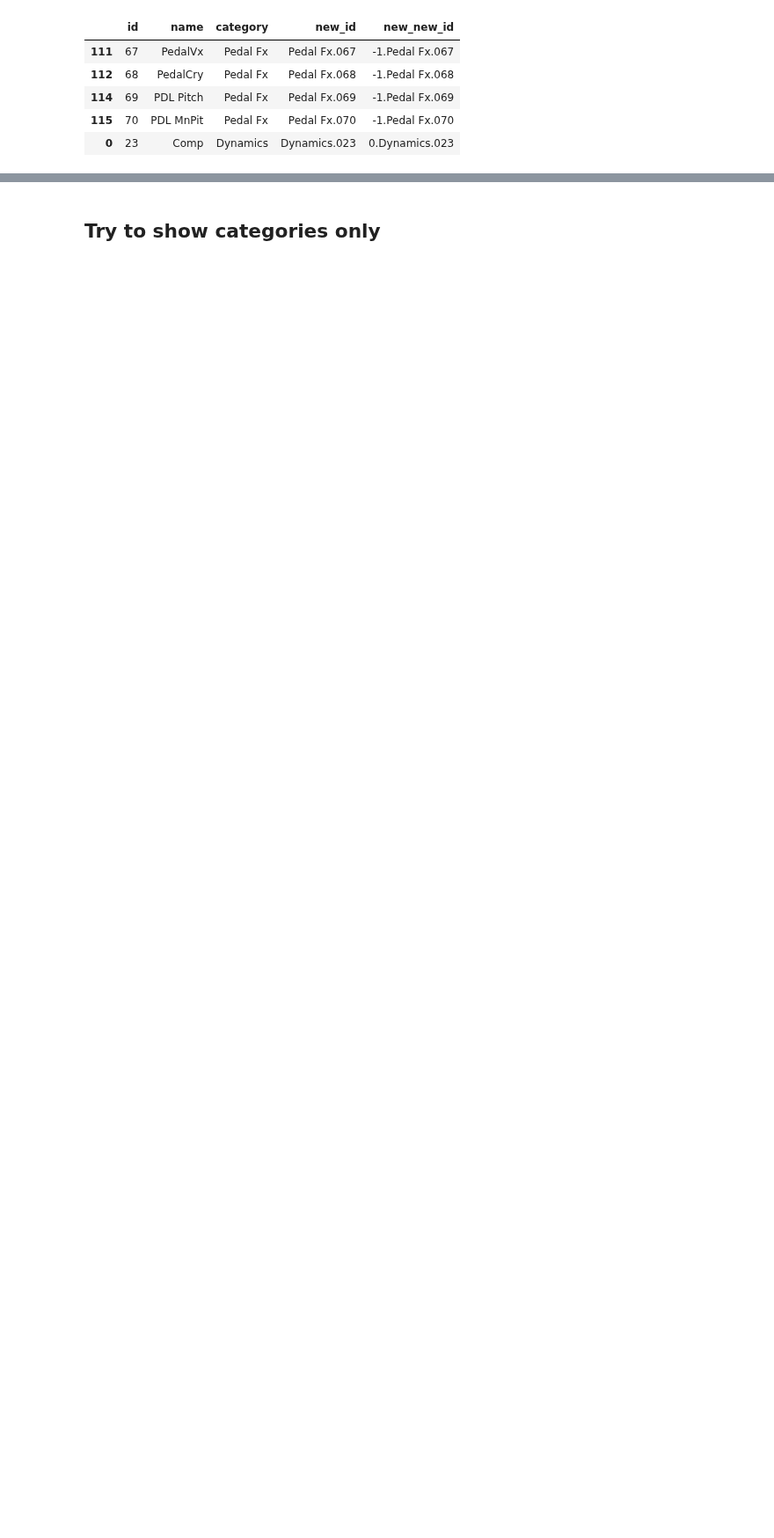
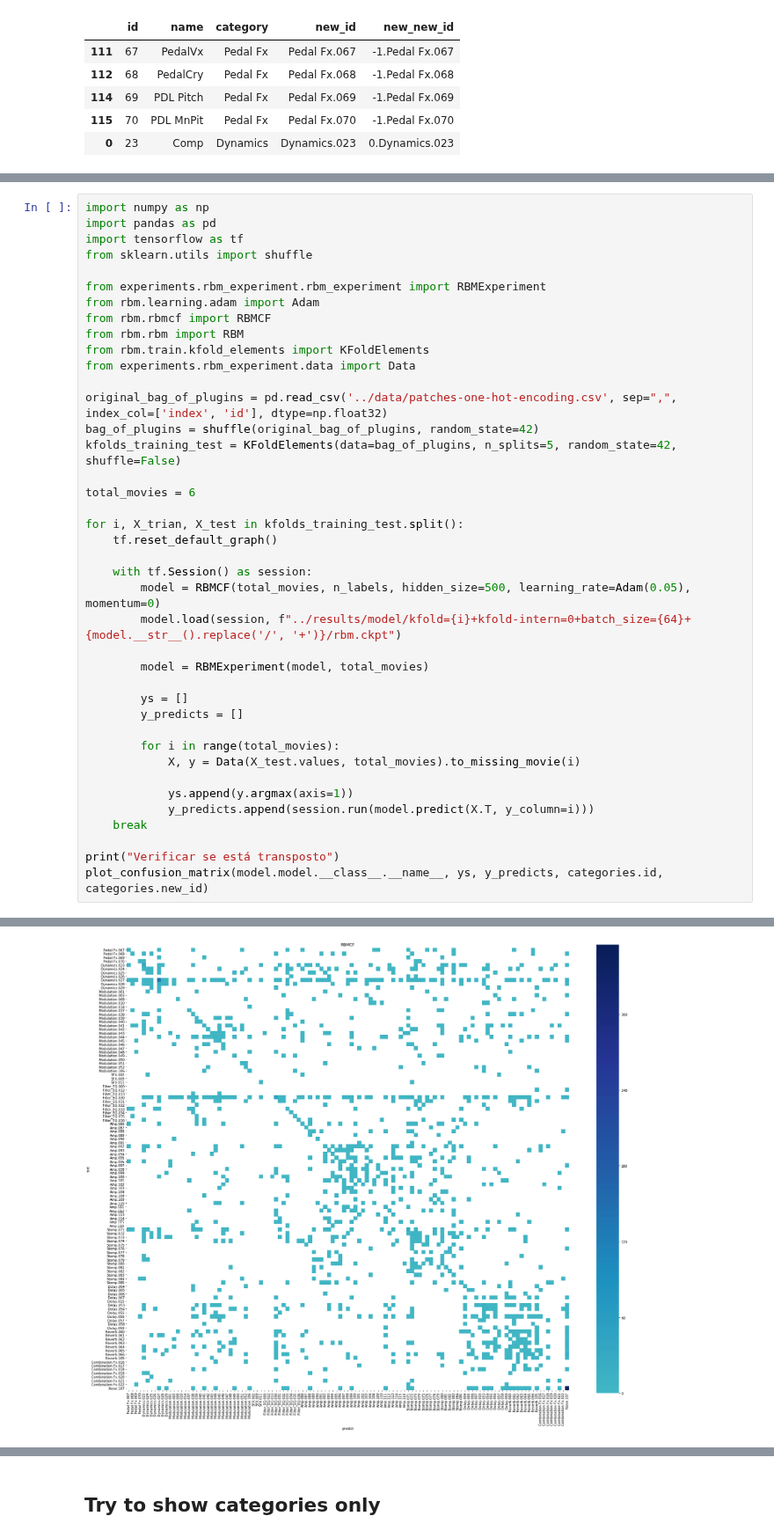
Before and after one commit to SrMouraSilva/RBM, a Jupyter notebook: experiments/notebooks/4.Confusion_Matrix.ipynb, the cells around one changed output, grey strips where cells are left out. Shown at 88% size. Saved outputs shown, nothing was run; the diff lists cells and outputs as text; blank space fills up the shorter version.

Commit message:
Initial RBM/CF confusion matrix

```diff
--- a/experiments/notebooks/4.Confusion_Matrix.ipynb
+++ b/experiments/notebooks/4.Confusion_Matrix.ipynb
@@ -135,0 +138,41 @@ ax = plot_confusion_matrix(models[3][0].__name__, ys, y_predicts, categories.id,
+# %%
+import numpy as np
+import pandas as pd
+import tensorflow as tf
+from sklearn.utils import shuffle
+
+from experiments.rbm_experiment.rbm_experiment import RBMExperiment
+from rbm.learning.adam import Adam
+from rbm.rbmcf import RBMCF
+from rbm.rbm import RBM
+from rbm.train.kfold_elements import KFoldElements
+from experiments.rbm_experiment.data import Data
+
+original_bag_of_plugins = pd.read_csv('../data/patches-one-hot-encoding.csv', sep=",", index_col=['index', 'id'], dtype=np.float32)
+bag_of_plugins = shuffle(original_bag_of_plugins, random_state=42)
+kfolds_training_test = KFoldElements(data=bag_of_plugins, n_splits=5, random_state=42, shuffle=False)
+
+total_movies = 6
+
+for i, X_trian, X_test in kfolds_training_test.split():
+    tf.reset_default_graph()
+
+    with tf.Session() as session:
+        model = RBMCF(total_movies, n_labels, hidden_size=500, learning_rate=Adam(0.05), momentum=0)
+        model.load(session, f"../results/model/kfold={i}+kfold-intern=0+batch_size={64}+{model.__str__().replace('/', '+')}/rbm.ckpt")
+
+        model = RBMExperiment(model, total_movies)
+
+        ys = []
+        y_predicts = []
+
+        for i in range(total_movies):
+            X, y = Data(X_test.values, total_movies).to_missing_movie(i)
+
+            ys.append(y.argmax(axis=1))
+            y_predicts.append(session.run(model.predict(X.T, y_column=i)))
+    break
+
+print("Verificar se está transposto")
+plot_confusion_matrix(model.model.__class__.__name__, ys, y_predicts, categories.id, categories.new_id)
+# %% [output]
@@ -135,0 +182 @@ ax = plot_confusion_matrix(models[3][0].__name__, ys, y_predicts, categories.id,
+[figure, added]
```
Also changed, not shown: parts of 3 cells of this notebook, 1 other file.
